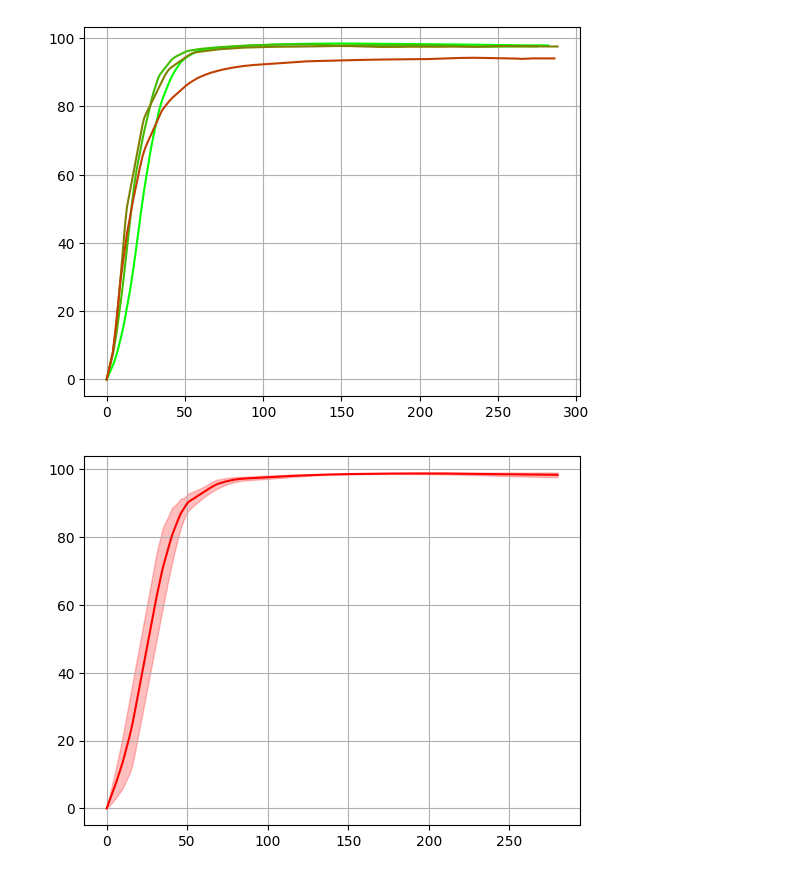
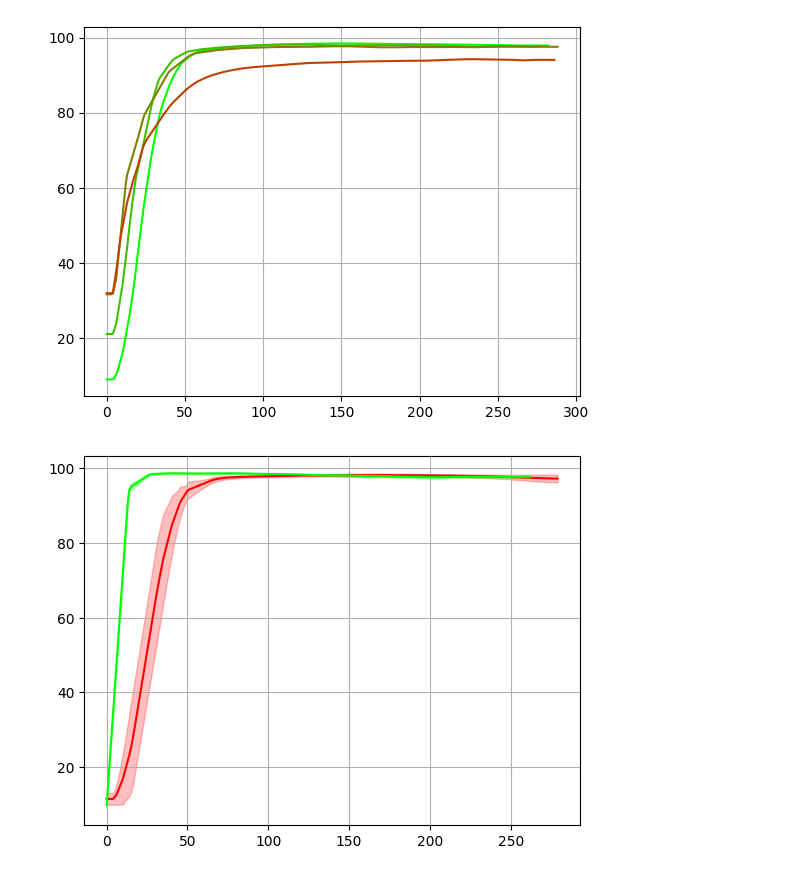
Before and after one commit to JoshPattman/thirdyear-proj, a Jupyter notebook: comp3200-cw/v2/plot_data_median.ipynb, the cells around one changed output. Saved outputs shown, nothing was run; the diff lists cells and outputs as text; code cells hidden in the pictures.

Commit message:
added more data

```diff
--- a/comp3200-cw/v2/plot_data_median.ipynb
+++ b/comp3200-cw/v2/plot_data_median.ipynb
@@ -11,7 +11,7 @@ def get_y_val(x, xs, ys):
             if i == 0:
                 end, start = xs[i], 0
                 l = (x-start)/(end-start)
-                return (l)*ys[i]
+                return ys[i]#(l)*ys[i]
             end, start = xs[i], xs[i-1]
             l = (x-start)/(end-start)
             return (l)*ys[i] + (1-l)*ys[i-1]
@@ -45,7 +45,7 @@ def get_hash(nodes, samples, epochs, sync_rate):
     return "%s|%s|%s|%s"%(nodes, samples, epochs, sync_rate)
 
 info_dict = {}
-dirname = "./fed_accuracy_data"
+dirname = "./swarm_accuracy_data"
 for filename in listdir(dirname):
     nodes, samples, epochs, sync_rate = get_info(filename)
     key = get_hash(nodes, samples, epochs, sync_rate)
@@ -57,10 +57,26 @@ for filename in listdir(dirname):
     else:
         info_dict[key] = [loaded]
 
-def get_mixed_node_data(nodes, samples, epochs, sync_rate):
+fed_info_dict = {}
+dirname = "./fed_accuracy_data"
+for filename in listdir(dirname):
+    nodes, samples, epochs, sync_rate = get_info(filename)
+    key = get_hash(nodes, samples, epochs, sync_rate)
+    with open(dirname+"/"+filename, "r") as f:
+        loaded = json.loads(f.read())
+    loaded = [np.array(l) for l in loaded]
+    if key in fed_info_dict:
+        fed_info_dict[key].append(loaded)
+    else:
+        fed_info_dict[key] = [loaded]
+
+def get_mixed_node_data(nodes, samples, epochs, sync_rate, is_swarm=True):
+    if not is_swarm:
+        sync_rate = 0.0
     h = get_hash(nodes, samples, epochs, sync_rate)
     data = []
-    for d in info_dict[h]:
+    target_dict = info_dict if is_swarm else fed_info_dict
+    for d in target_dict[h]:
         # Add all of this runs nodes to mixed data
         data.extend(d)
     return data
@@ -111,11 +124,11 @@ plt.grid()
 plt.show()
 # The more red = less samples
 # %% [output]
-[figure, old version]
+[figure, new version]
 # %%
-average_plot(get_mixed_node_data(5, 60000, 3, 0.7), color=(1,0,0), plot_std=True)
-#average_plot(get_mixed_node_data(5, 60000, 1, 0.3), color=(0,1,0), plot_std=True)
+average_plot(get_mixed_node_data(5, 60000, 3, 0.5), color=(1,0,0), plot_std=True)
+average_plot(get_mixed_node_data(5, 60000, 1, 0.0, is_swarm=False), color=(0,1,0), plot_std=True)
 plt.grid()
 plt.show()
 # %% [output]
-[figure, old version]
+[figure, new version]
```
Also changed, not shown: parts of 4 cells of this notebook, 48 other files.
